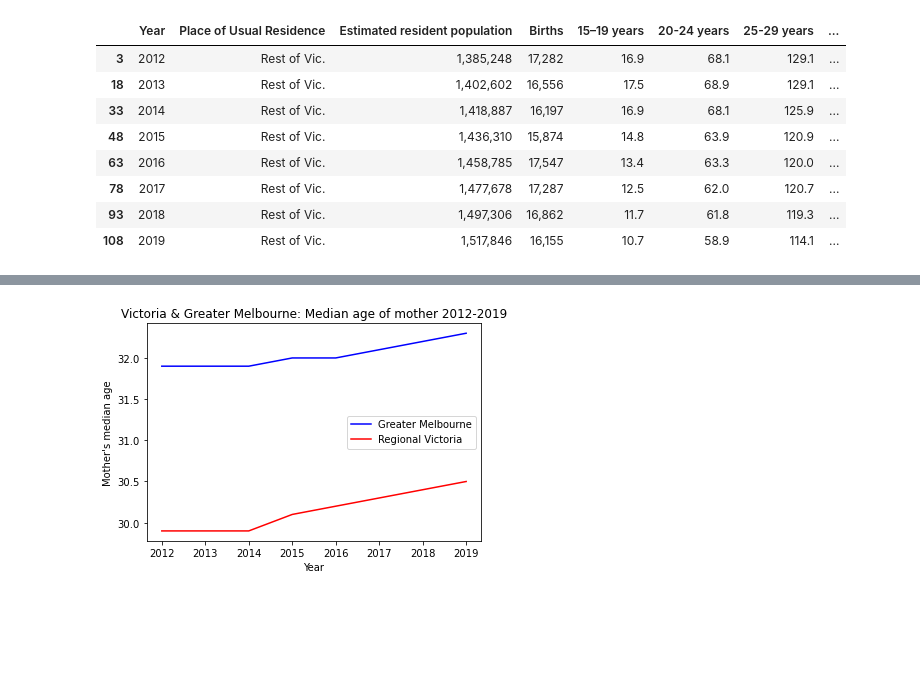
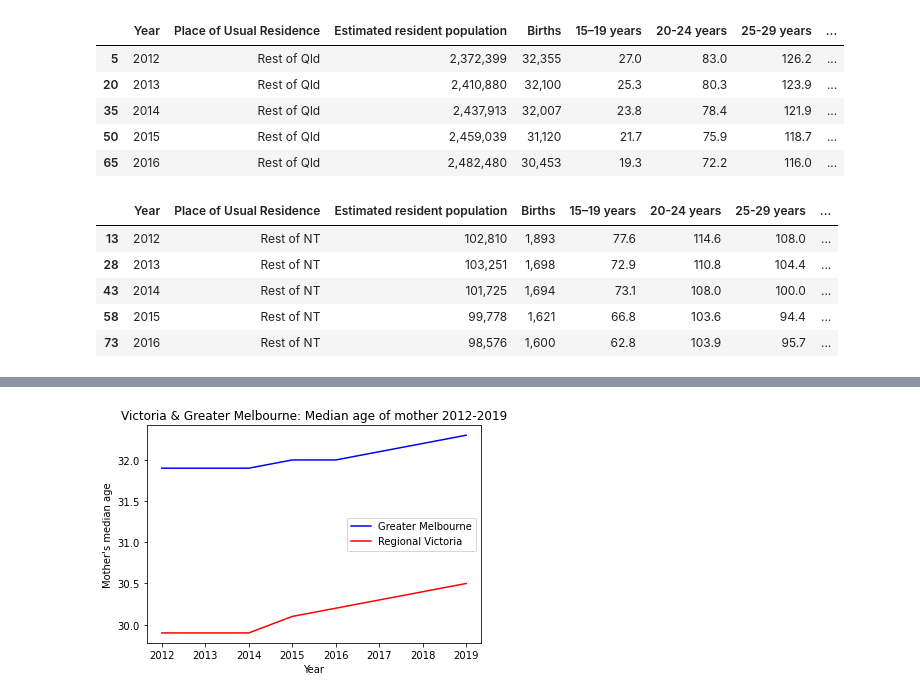
Before and after one commit to NathanJPotter/Team-Project-1, a Jupyter notebook: Project 1 - Amber.ipynb, the cells around one changed output, grey strips where cells are left out. Saved outputs shown, nothing was run; the diff lists cells and outputs as text; code cells hidden in the pictures; blank space fills up the shorter version.

```diff
--- a/Project 1 - Amber.ipynb
+++ b/Project 1 - Amber.ipynb
@@ -86,13 +76,24 @@ birth_data_melb_df
 # %%
-birth_data_vic_df = birth_data_df.loc[birth_data_df['Place of Usual Residence'] == "Rest of Vic."]
-birth_data_vic_df
+birth_data_bris_df = birth_data_df.loc[birth_data_df['Place of Usual Residence'] == "Greater Brisbane"]
+#birth_data_bris_df
+birth_data_qld_df = birth_data_df.loc[birth_data_df['Place of Usual Residence'] == "Rest of Qld"]
+birth_data_qld_df.head()
 # %% [output]
 |  | Year | Place of Usual Residence | Estimated resident population | Births | 15–19 years | 20-24 years | 25-29 years | ... |
-| 3 | 2012 | Rest of Vic. | 1,385,248 | 17,282 | 16.9 | 68.1 | 129.1 | ... |
-| 18 | 2013 | Rest of Vic. | 1,402,602 | 16,556 | 17.5 | 68.9 | 129.1 | ... |
-| 33 | 2014 | Rest of Vic. | 1,418,887 | 16,197 | 16.9 | 68.1 | 125.9 | ... |
-| 48 | 2015 | Rest of Vic. | 1,436,310 | 15,874 | 14.8 | 63.9 | 120.9 | ... |
-| 63 | 2016 | Rest of Vic. | 1,458,785 | 17,547 | 13.4 | 63.3 | 120.0 | ... |
-| 78 | 2017 | Rest of Vic. | 1,477,678 | 17,287 | 12.5 | 62.0 | 120.7 | ... |
-| 93 | 2018 | Rest of Vic. | 1,497,306 | 16,862 | 11.7 | 61.8 | 119.3 | ... |
-| 108 | 2019 | Rest of Vic. | 1,517,846 | 16,155 | 10.7 | 58.9 | 114.1 | ... |
+| 5 | 2012 | Rest of Qld | 2,372,399 | 32,355 | 27.0 | 83.0 | 126.2 | ... |
+| 20 | 2013 | Rest of Qld | 2,410,880 | 32,100 | 25.3 | 80.3 | 123.9 | ... |
+| 35 | 2014 | Rest of Qld | 2,437,913 | 32,007 | 23.8 | 78.4 | 121.9 | ... |
+| 50 | 2015 | Rest of Qld | 2,459,039 | 31,120 | 21.7 | 75.9 | 118.7 | ... |
+| 65 | 2016 | Rest of Qld | 2,482,480 | 30,453 | 19.3 | 72.2 | 116.0 | ... |
+# %%
+birth_data_dar_df = birth_data_df.loc[birth_data_df['Place of Usual Residence'] == "Greater Darwin"]
+#birth_data_dar_df
+birth_data_nt_df = birth_data_df.loc[birth_data_df['Place of Usual Residence'] == "Rest of NT"]
+birth_data_nt_df.head()
+# %% [output]
+|  | Year | Place of Usual Residence | Estimated resident population | Births | 15–19 years | 20-24 years | 25-29 years | ... |
+| 13 | 2012 | Rest of NT | 102,810 | 1,893 | 77.6 | 114.6 | 108.0 | ... |
+| 28 | 2013 | Rest of NT | 103,251 | 1,698 | 72.9 | 110.8 | 104.4 | ... |
+| 43 | 2014 | Rest of NT | 101,725 | 1,694 | 73.1 | 108.0 | 100.0 | ... |
+| 58 | 2015 | Rest of NT | 99,778 | 1,621 | 66.8 | 103.6 | 94.4 | ... |
+| 73 | 2016 | Rest of NT | 98,576 | 1,600 | 62.8 | 103.9 | 95.7 | ... |
```
Also changed, not shown: parts of 18 cells of this notebook, 9 other files.
